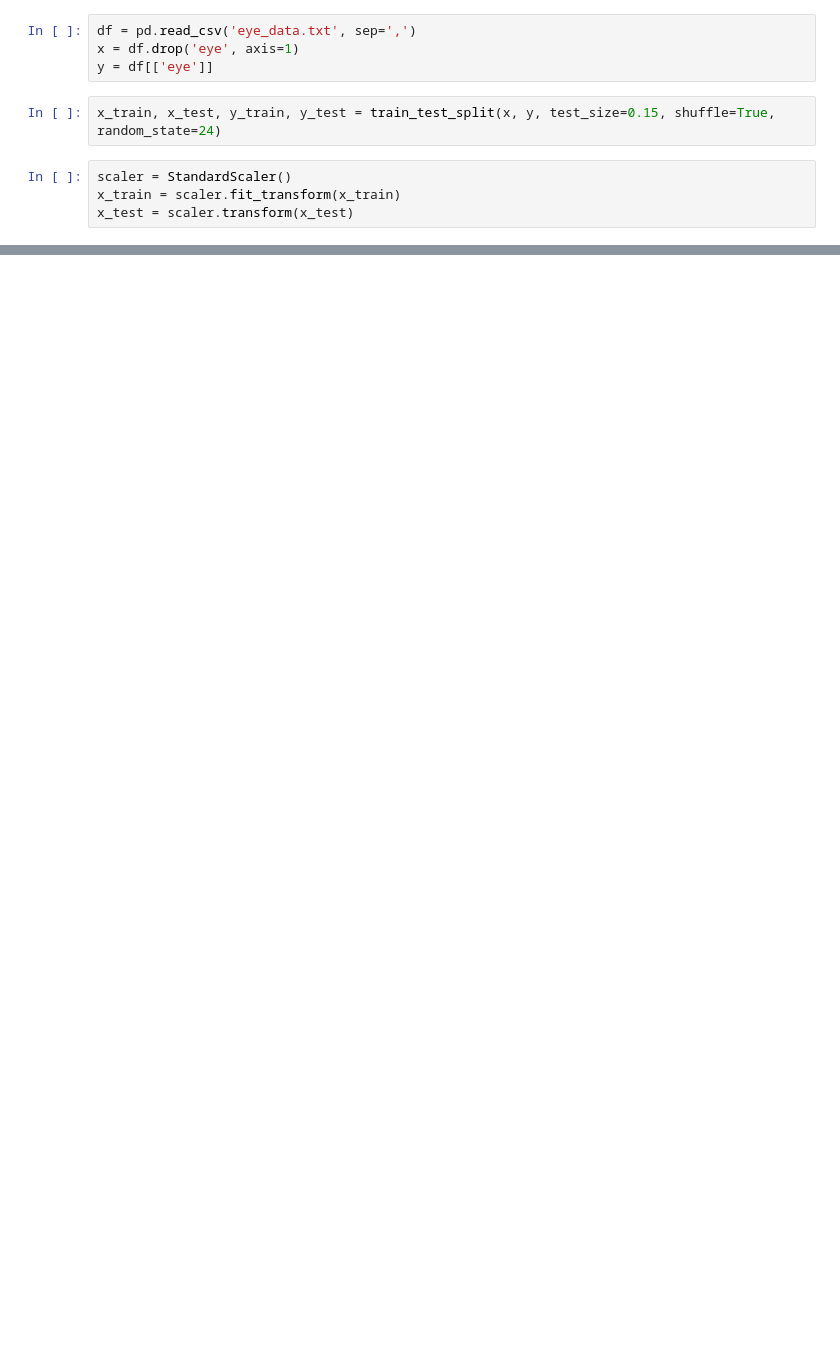
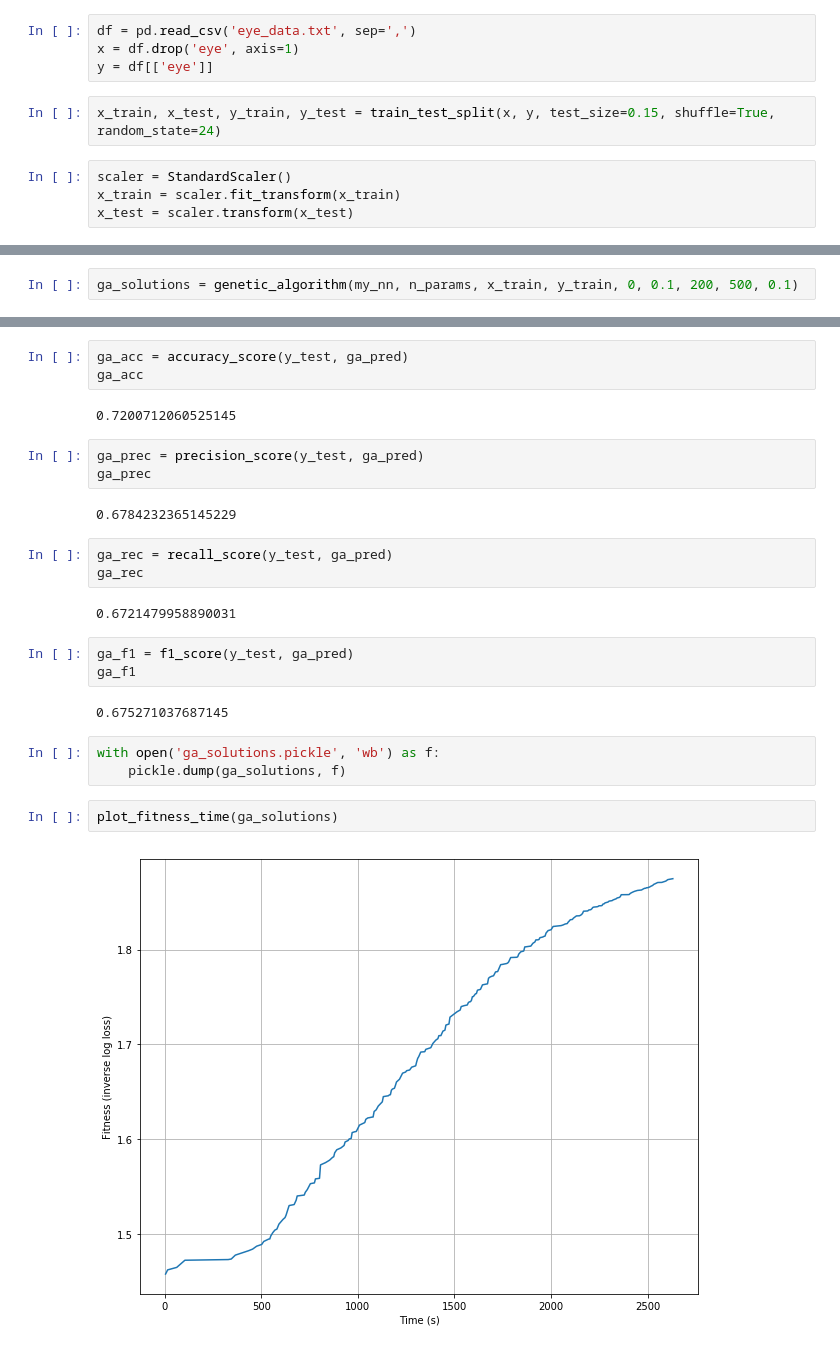
Before and after one commit to tracetidwell/cs7641, a Jupyter notebook: hw_2/part_1.ipynb, the cells around one changed output, grey strips where cells are left out. Cells and saved outputs as stored; diff of their text form; blank space fills up the shorter version.

```diff
--- a/hw_2/part_1.ipynb
+++ b/hw_2/part_1.ipynb
@@ -53,0 +523,2 @@ np.exp((0.0744396004573331 - 0.08114355327151102)/.01)
+# %%
+ga_solutions = genetic_algorithm(my_nn, n_params, x_train, y_train, 0, 0.1, 200, 500, 0.1)
@@ -53,0 +559,27 @@ np.exp((0.0744396004573331 - 0.08114355327151102)/.01)
+# %%
+ga_acc = accuracy_score(y_test, ga_pred)
+ga_acc
+# %% [output]
+0.7200712060525145
+# %%
+ga_prec = precision_score(y_test, ga_pred)
+ga_prec
+# %% [output]
+0.6784232365145229
+# %%
+ga_rec = recall_score(y_test, ga_pred)
+ga_rec
+# %% [output]
+0.6721479958890031
+# %%
+ga_f1 = f1_score(y_test, ga_pred)
+ga_f1
+# %% [output]
+0.675271037687145
+# %%
+with open('ga_solutions.pickle', 'wb') as f:
+    pickle.dump(ga_solutions, f)
+# %%
+plot_fitness_time(ga_solutions)
+# %% [output]
+[figure, added]
```
Also changed, not shown: parts of 76 cells of this notebook.
